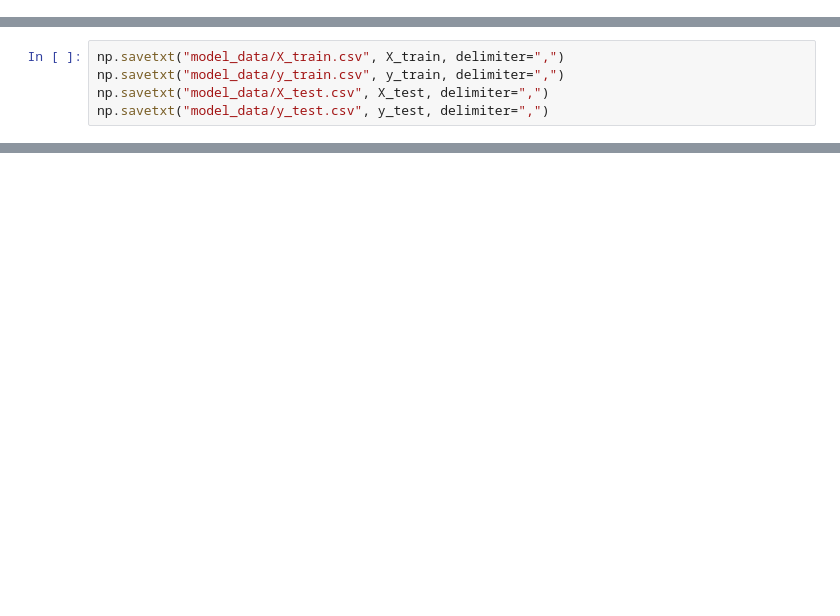
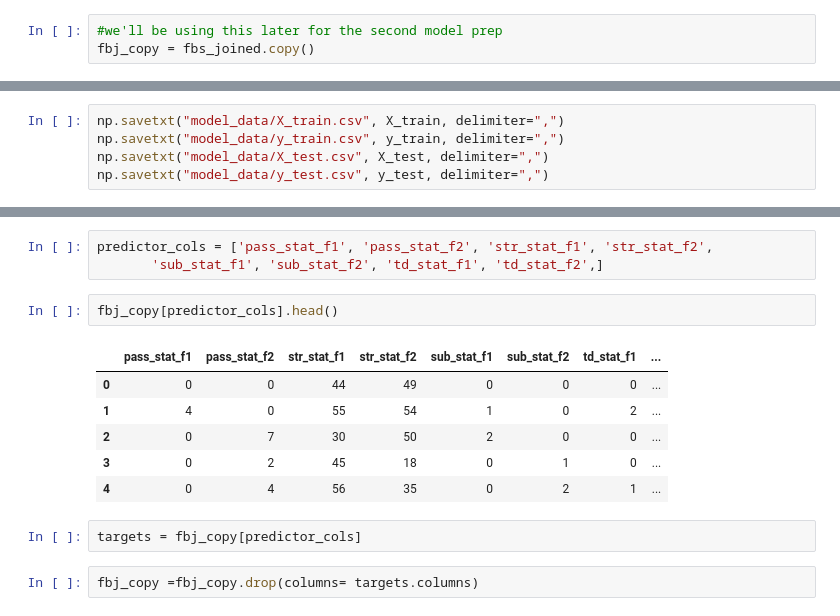
Before and after one commit to cdpierse/ufc_fight_predictor, a Jupyter notebook: Fight_Predictor/Data_preprocess.ipynb, the cells around one changed output, grey strips where cells are left out. Saved outputs shown, nothing was run; the diff lists cells and outputs as text; blank space fills up the shorter version.

```diff
--- a/Fight_Predictor/Data_preprocess.ipynb
+++ b/Fight_Predictor/Data_preprocess.ipynb
@@ -173,3 +177,6 @@ targets = fbs_joined.winner
+# %%
+#we'll be using this later for the second model prep
+fbj_copy = fbs_joined.copy()
 # %%
 fbs_joined = fbs_joined.drop(columns=['winner'])
 # %%
@@ -256,0 +243,16 @@ Epoch 1/2
+# %%
+predictor_cols = ['pass_stat_f1', 'pass_stat_f2', 'str_stat_f1', 'str_stat_f2',
+       'sub_stat_f1', 'sub_stat_f2', 'td_stat_f1', 'td_stat_f2',]
+# %%
+fbj_copy[predictor_cols].head()
+# %% [output]
+|  | pass_stat_f1 | pass_stat_f2 | str_stat_f1 | str_stat_f2 | sub_stat_f1 | sub_stat_f2 | td_stat_f1 | ... |
+| 0 | 0 | 0 | 44 | 49 | 0 | 0 | 0 | ... |
+| 1 | 4 | 0 | 55 | 54 | 1 | 0 | 2 | ... |
+| 2 | 0 | 7 | 30 | 50 | 2 | 0 | 0 | ... |
+| 3 | 0 | 2 | 45 | 18 | 0 | 1 | 0 | ... |
+| 4 | 0 | 4 | 56 | 35 | 0 | 2 | 1 | ... |
+# %%
+targets = fbj_copy[predictor_cols]
+# %%
+fbj_copy =fbj_copy.drop(columns= targets.columns)
```
Also changed, not shown: parts of 21 cells of this notebook, 4 other files.
